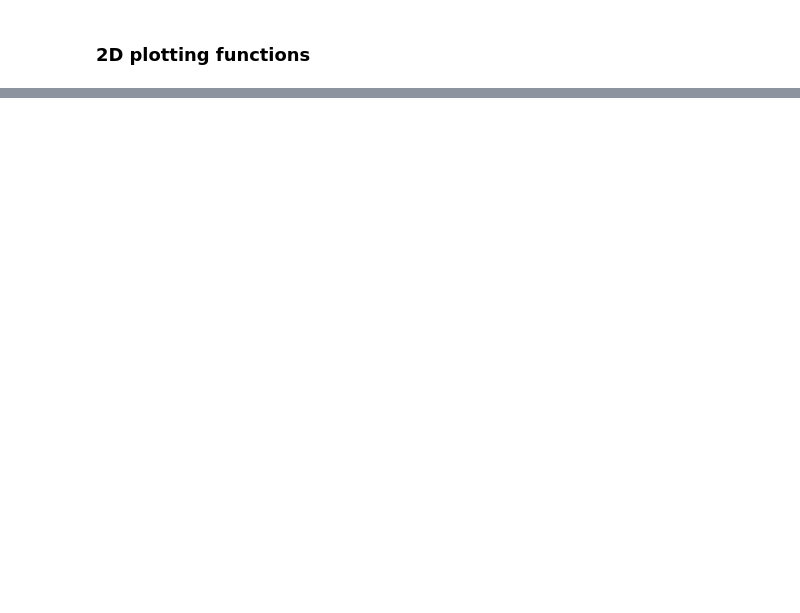
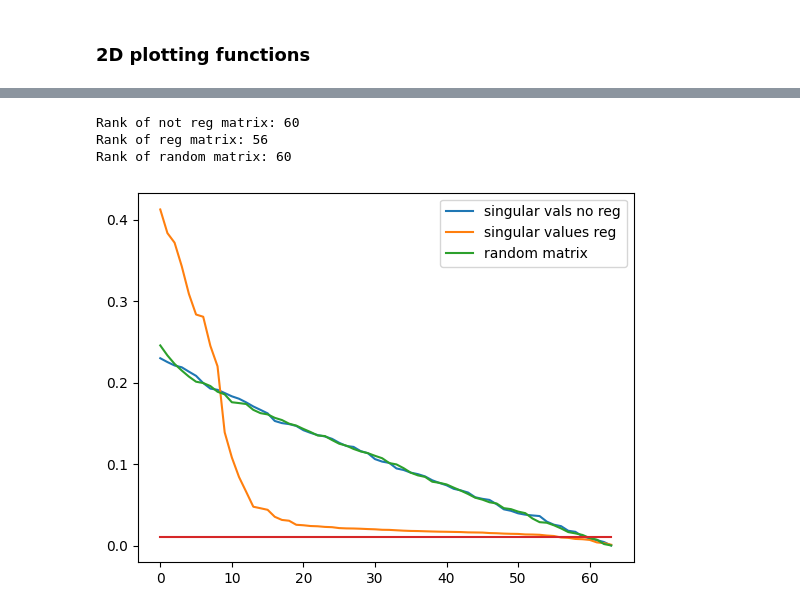
Before and after one commit to samlayton99/ML_and_Optimizaiton, a Jupyter notebook: MCMC nearest neighbor/method3.ipynb, the cells around one changed output, grey strips where cells are left out. Drawn from its saved outputs; the diff is of its cells as text; code cells hidden in the pictures; blank space fills up the shorter version.

```diff
--- a/MCMC nearest neighbor/method3.ipynb
+++ b/MCMC nearest neighbor/method3.ipynb
@@ -394,0 +573,15 @@ array([[32,  0,  0,  0,  0,  0,  0,  0,  0,  0],
+# %%
+weights = model_reg.weights
+reg_weights = model.weights
+
+plt.title("Weights Matrix No Reg")
+plt.imshow(weights)
+plt.colorbar()
+plt.axis('off')
+plt.show()
+
+plt.title("Weights Matrix With Reg")
+plt.imshow(reg_weights)
+plt.colorbar()
+plt.axis('off')
+plt.show()
@@ -394,0 +591,29 @@ array([[32,  0,  0,  0,  0,  0,  0,  0,  0,  0],
+# %%
+lim = 1e-2
+u,s,v  = np.linalg.svd(weights / np.linalg.norm(weights))
+rank = np.sum(s > lim)
+print("Rank of not reg matrix:", rank)
+
+u_reg,s_reg,v_reg  = np.linalg.svd(reg_weights/ np.linalg.norm(reg_weights))
+rank_reg = np.sum(s_reg > lim)
+print("Rank of reg matrix:", rank_reg)
+
+rand_mat = np.random.random((64,64))*2 - 1
+rand_mat = rand_mat / np.linalg.norm(rand_mat)
+u_rand, s_rand, v_rand = np.linalg.svd(rand_mat)
+rank_rand = np.sum(s_rand > lim)
+print("Rank of random matrix:", rank_rand)
+
+
+
+plt.plot(s, label = "singular vals no reg")
+plt.plot(s_reg, label='singular values reg')
+plt.plot(s_rand, label = "random matrix")
+plt.plot(np.ones(64)*lim)
+plt.legend()
+plt.show()
+# %% [output]
+Rank of not reg matrix: 60
+Rank of reg matrix: 56
+Rank of random matrix: 60
+[figure, added]
```
Also changed, not shown: parts of 17 cells of this notebook, 4 other files.
